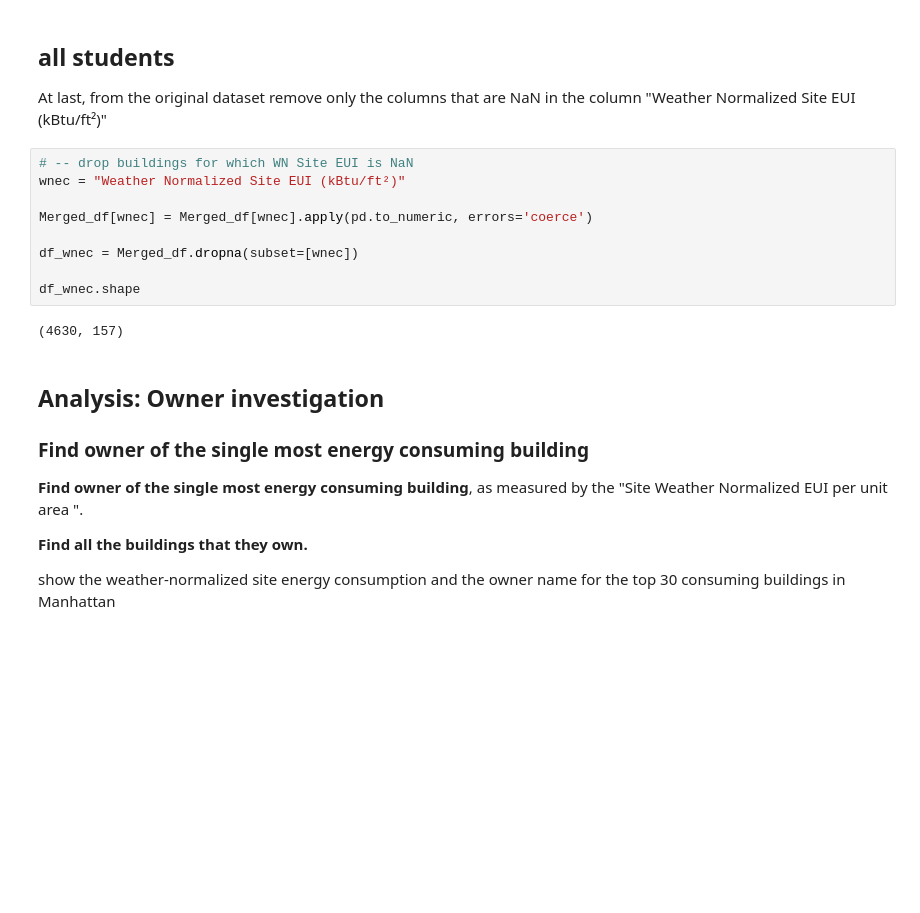
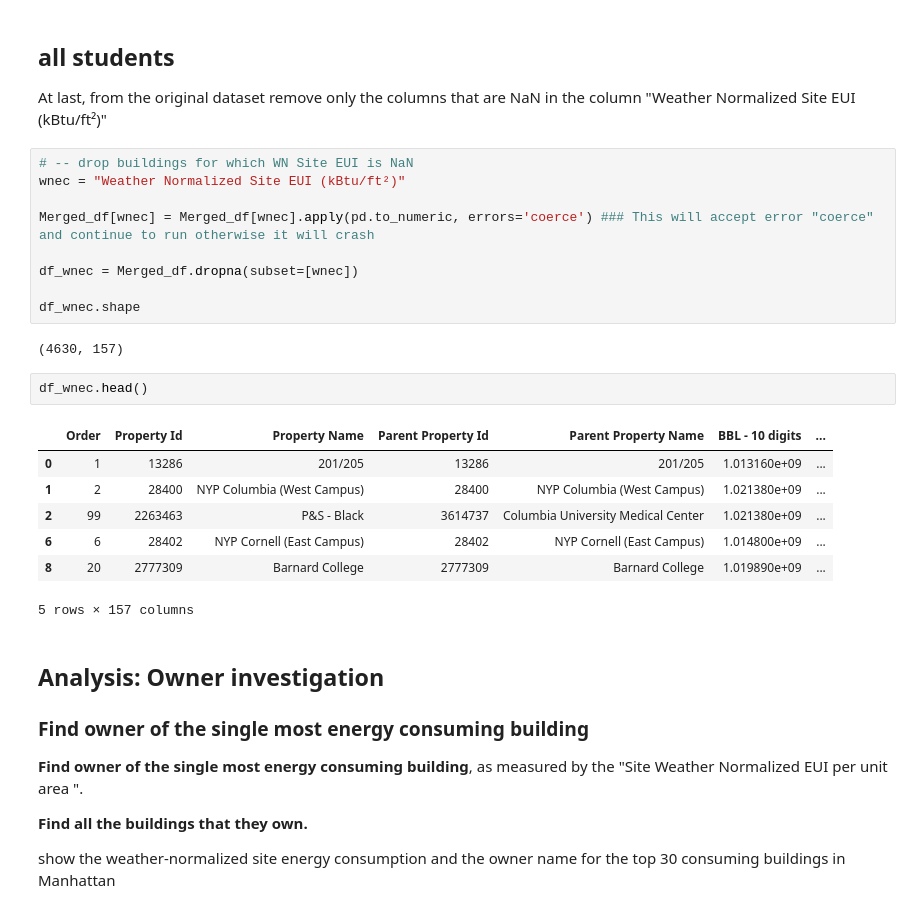
Before and after one commit to umerudel/DSPS_uZubair, a Jupyter notebook: HW5/BuildingsEnergyOwners.ipynb, the cells around one changed output. Cells and saved outputs as stored; diff of their text form; blank space fills up the shorter version.

```diff
--- a/HW5/BuildingsEnergyOwners.ipynb
+++ b/HW5/BuildingsEnergyOwners.ipynb
@@ -317,13 +327,23 @@ At last, from the original dataset remove only the columns that are NaN in the c
 # -- drop buildings for which WN Site EUI is NaN
 wnec = "Weather Normalized Site EUI (kBtu/ft²)"
 
-Merged_df[wnec] = Merged_df[wnec].apply(pd.to_numeric, errors='coerce')
+Merged_df[wnec] = Merged_df[wnec].apply(pd.to_numeric, errors='coerce') ### This will accept error "coerce" and continue to run otherwise it will crash
 
 df_wnec = Merged_df.dropna(subset=[wnec])
 
 df_wnec.shape
 # %% [output]
 (4630, 157)
+# %%
+df_wnec.head()
+# %% [output]
+|  | Order | Property Id | Property Name | Parent Property Id | Parent Property Name | BBL - 10 digits | ... |
+| 0 | 1 | 13286 | 201/205 | 13286 | 201/205 | 1.013160e+09 | ... |
+| 1 | 2 | 28400 | NYP Columbia (West Campus) | 28400 | NYP Columbia (West Campus) | 1.021380e+09 | ... |
+| 2 | 99 | 2263463 | P&S - Black | 3614737 | Columbia University Medical Center | 1.021380e+09 | ... |
+| 6 | 6 | 28402 | NYP Cornell (East Campus) | 28402 | NYP Cornell (East Campus) | 1.014800e+09 | ... |
+| 8 | 20 | 2777309 | Barnard College | 2777309 | Barnard College | 1.019890e+09 | ... |
+5 rows × 157 columns
 # %% [markdown]
 ## Analysis: Owner investigation
 ### Find owner of the single most energy consuming building
```
Also changed, not shown: parts of 34 cells of this notebook.
